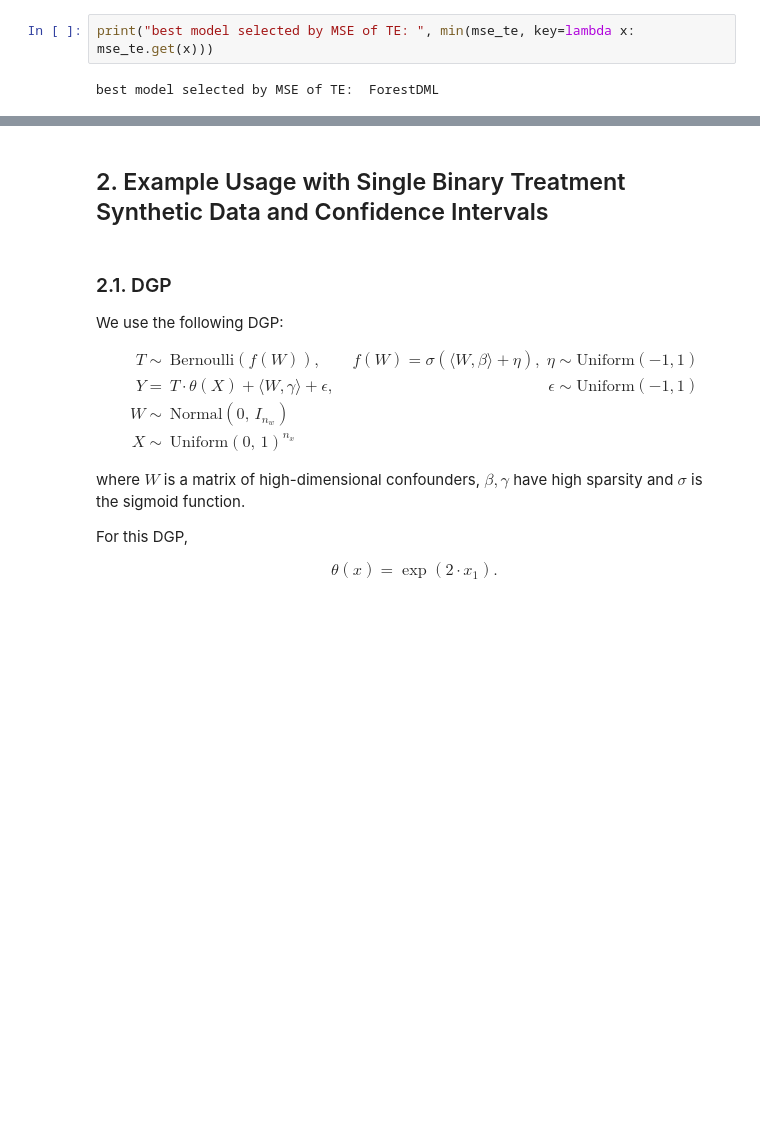
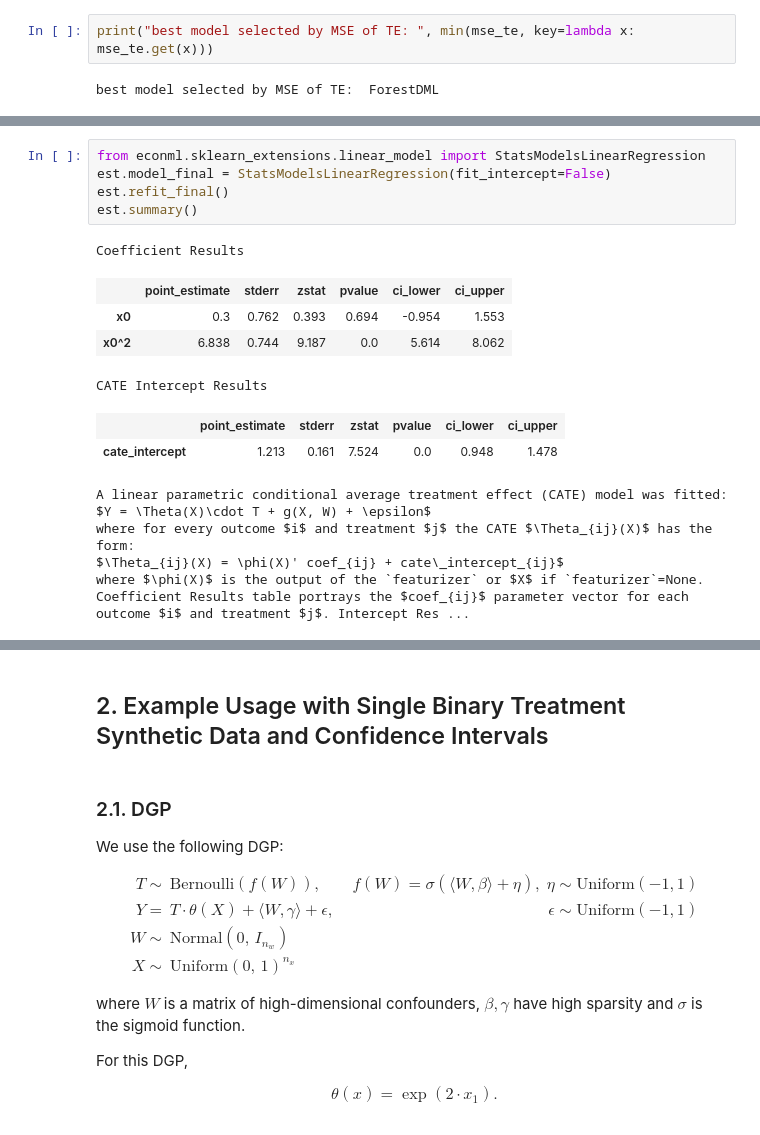
Before and after one commit to py-why/EconML, a Jupyter notebook: notebooks/Double Machine Learning Examples.ipynb, the cells around one changed output, grey strips where cells are left out. Cells and saved outputs as stored; diff of their text form; blank space fills up the shorter version.

```diff
--- a/notebooks/Double Machine Learning Examples.ipynb
+++ b/notebooks/Double Machine Learning Examples.ipynb
@@ -204,0 +238,18 @@ best model selected by MSE of TE:  ForestDML
+# %%
+from econml.sklearn_extensions.linear_model import StatsModelsLinearRegression
+est.model_final = StatsModelsLinearRegression(fit_intercept=False)
+est.refit_final()
+est.summary()
+# %% [output]
+Coefficient Results
+|  | point_estimate | stderr | zstat | pvalue | ci_lower | ci_upper |
+| x0 | 0.3 | 0.762 | 0.393 | 0.694 | -0.954 | 1.553 |
+| x0^2 | 6.838 | 0.744 | 9.187 | 0.0 | 5.614 | 8.062 |
+CATE Intercept Results
+|  | point_estimate | stderr | zstat | pvalue | ci_lower | ci_upper |
+| cate_intercept | 1.213 | 0.161 | 7.524 | 0.0 | 0.948 | 1.478 |
+A linear parametric conditional average treatment effect (CATE) model was fitted:
+$Y = \Theta(X)\cdot T + g(X, W) + \epsilon$
+where for every outcome $i$ and treatment $j$ the CATE $\Theta_{ij}(X)$ has the form:
+$\Theta_{ij}(X) = \phi(X)' coef_{ij} + cate\_intercept_{ij}$
+where $\phi(X)$ is the output of the `featurizer` or $X$ if `featurizer`=None. Coefficient Results table portrays the $coef_{ij}$ parameter vector for each outcome $i$ and treatment $j$. Intercept Res ...
```
Also changed, not shown: parts of 13 cells of this notebook.
